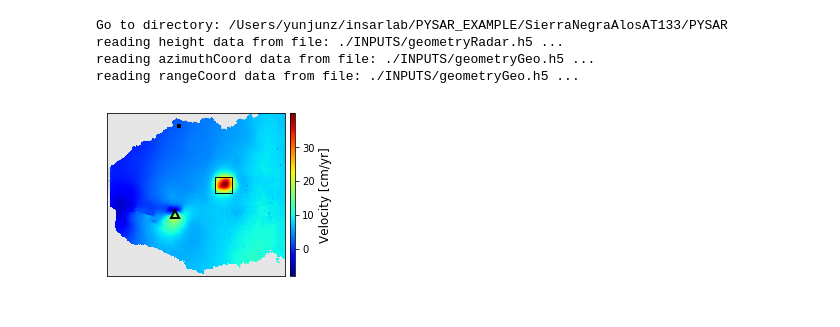
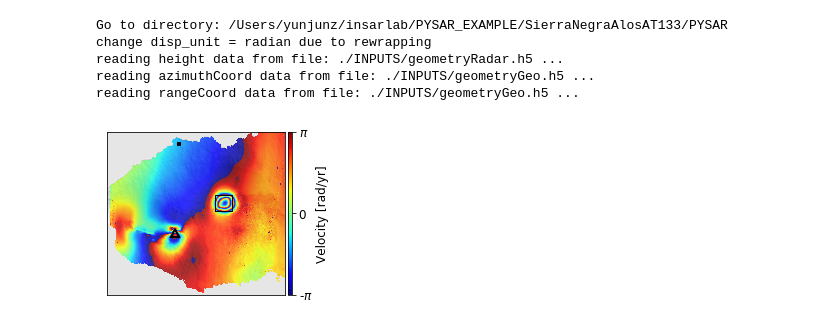
Before and after one commit to geodesymiami/Yunjun_et_al-2019-MintPy, a Jupyter notebook: stacking.ipynb, the cells around one changed output. Saved outputs shown, nothing was run; the diff lists cells and outputs as text; code cells hidden in the pictures.

```diff
--- a/stacking.ipynb
+++ b/stacking.ipynb
@@ -6,70 +6,49 @@ from mpl_toolkits.axes_grid1 import make_axes_locatable
 from pysar.objects import sensor
 from pysar.utils import readfile, plot as pp, utils as ut
 from pysar.simulation.plot import *
+from pysar import view
 
-work_dir = '~/insarlab/PYSAR_EXAMPLE/AlcedoSenDT128/PYSAR'
 work_dir = '~/insarlab/PYSAR_EXAMPLE/SierraNegraAlosAT133/PYSAR'
 work_dir = os.path.expanduser(work_dir)
 os.chdir(work_dir)
 print('Go to directory: '+work_dir)
 proj_name = sensor.project_name2sensor_name(work_dir)[1]
-out_file = '{}_avgPhaseVel.jpg'.format(proj_name)
-
-# Option 1 - plot with view.py from PySAR
-plotCmd = 'view.py avgPhaseVelocity.h5 -m maskSpatialCoh.h5 '
-plotCmd += ' -d ./INPUTS/geometryRadar.h5 --dem-nocontour --ref-size 3 '
-plotCmd += ' --fontsize 12 --figsize 4 3 --notitle --dpi 600 --nodisplay --cbar-label "Velocity [cm/yr]" '
-plotCmd += ' -o {} --notick'.format(out_file)
-#print(plotCmd)
-#os.system(plotCmd)
-
-# Option 2 - plot with matplotlib
-data, atr = readfile.read('avgPhaseVelocity.h5')
-ref_y, ref_x = int(atr['REF_Y']), int(atr['REF_X'])
-mask = readfile.read('maskSpatialCoh.h5')[0]
-data[mask==0] = np.nan
-data *= 100.
-dem = readfile.read('./INPUTS/geometryRadar.h5', datasetName='height')[0]
-
-inps = pp.cmd_line_parse()
-inps.disp_dem_contour = False
+out_file = '{}_avgPhaseVel.png'.format(proj_name)
 
 fig, ax = plt.subplots(figsize=[4, 3])
-ax = pp.plot_dem_background(ax=ax, geo_box=None, dem=dem, inps=inps, print_msg=False)
-im = ax.imshow(data, cmap='jet')
-pp.auto_flip_direction(atr, ax=ax, print_msg=False)
-ax.get_xaxis().set_ticks([])
-ax.get_yaxis().set_ticks([])
 
-ax.plot(ref_x, ref_y, 'ks', ms=3)
+## call view.prep/plot_2d_matrix to plot velocity map
+print_msg = False
+cmd  = 'view.py avgPhaseVelocity.h5 -m maskSpatialCoh.h5 --wrap '
+cmd += ' -d ./INPUTS/geometryRadar.h5 --dem-nocontour --ref-size 3 '
+cmd += ' --fontsize 12 --notitle '
+cmd += ' -o {} --notick'.format(out_file)
+d_v, atr, inps = view.prep_2d_matrix(cmd, print_msg=print_msg)
+inps.cbar_label = 'Velocity [rad/yr]'
+ax, inps, im, cbar = view.plot_2d_matrix(ax, d_v, atr, inps, print_msg=print_msg)
 
 ## Mark AOI for network modification
 fl = open('ifgramStack_coherence_spatialAvg.txt', 'r')
 lines = fl.readlines()
 fl.close()
 aoi_line = [i for i in lines if '# AOI box:' in i][0]
 x0, y0, x1, y1 = [int(i.strip()) for i in aoi_line.split('# AOI box: (')[1].strip().split(")")[0].split(',')]
 xx = [x0, x1, x1, x0, x0]
 yy = [y0, y0, y1, y1, y0]
 ax.plot(xx, yy, 'k-', linewidth=1)
 
 ## Mark Point for extended DEM error correction
 lat, lon = -0.928, -91.270
 coord = ut.coordinate(atr, lookup_file='./INPUTS/geometryGeo.h5')
 y, x = coord.geo2radar(lat, lon)[0:2]
 ax.plot(x, y, "k^", mfc='none', mew=2, ms=8)
 
-# colorbar
-divider = make_axes_locatable(ax)
-cax = divider.append_axes("right", "3%", pad="3%")
-cbar = plt.colorbar(im, cax=cax)
-cbar.set_label('Velocity [cm/yr]', fontsize=font_size)
-
 plt.savefig(out_file,  bbox_inches='tight', transparent=True, dpi=fig_dpi)
 plt.show()
 # %% [output]
 Go to directory: /Users/yunjunz/insarlab/PYSAR_EXAMPLE/SierraNegraAlosAT133/PYSAR
+change disp_unit = radian due to rewrapping
 reading height data from file: ./INPUTS/geometryRadar.h5 ...
 reading azimuthCoord data from file: ./INPUTS/geometryGeo.h5 ...
 reading rangeCoord data from file: ./INPUTS/geometryGeo.h5 ...
-[figure, old version]
+[figure, new version]
```
Also changed, not shown: 4 other files.
